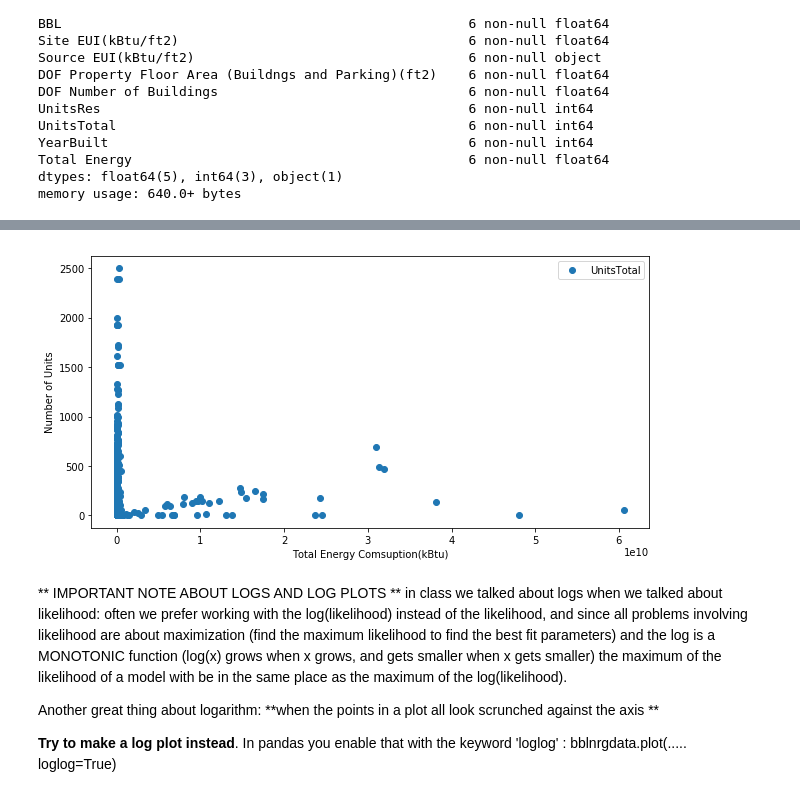
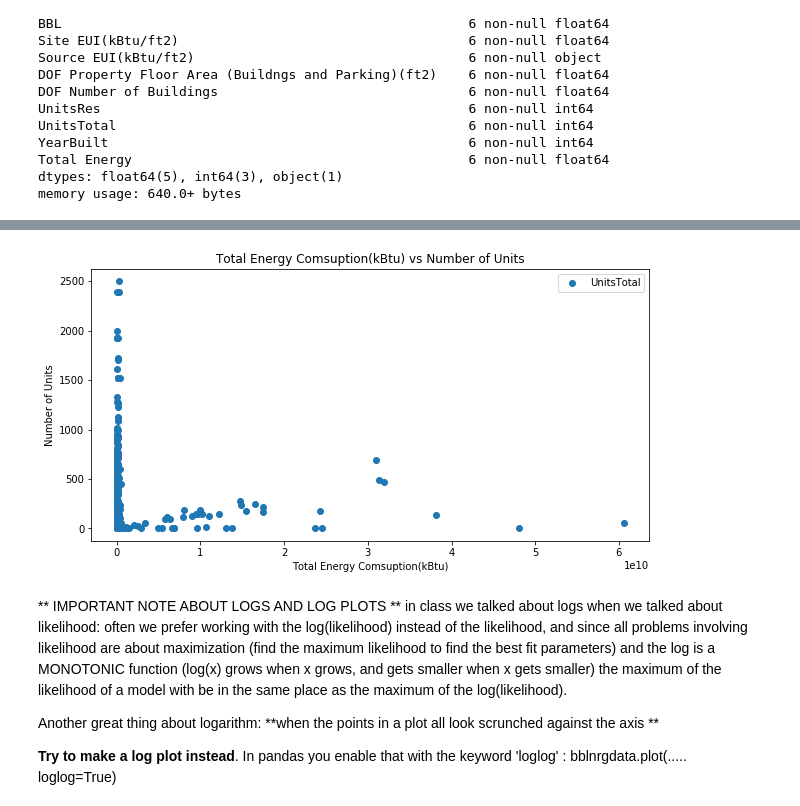
Before and after one commit to DishT/PUI2017_cct367, a Jupyter notebook: HW6_cct367/HW6_1.ipynb, the cells around one changed output, grey strips where cells are left out. Drawn from its saved outputs; the diff is of its cells as text; code cells hidden in the pictures.

```diff
--- a/HW6_cct367/HW6_1.ipynb
+++ b/HW6_cct367/HW6_1.ipynb
@@ -373,19 +381,19 @@ plt.show()
 # %%
 x = bblnrgdata_graph["Total Energy"]
 y = bblnrgdata_graph["UnitsTotal"]
 
 fig = plt.figure(figsize=(10,5))
 ax = fig.add_subplot(111)
 scatter = ax.scatter(x, y)
 ax.set_xlabel("Total Energy Comsuption(kBtu)")
 ax.set_ylabel("Number of Units")
-ax.set_title("")
+ax.set_title("Total Energy Comsuption(kBtu) vs Number of Units")
 ax.legend()
 ax.set_xlim=(1000,1e10)
 ax.set_ylim=(1,1000)
 plt.show()
 # %% [output]
-[figure, old version]
+[figure, new version]
 # %% [markdown]
 ** IMPORTANT NOTE ABOUT LOGS AND LOG PLOTS **
 in class we talked about logs when we talked about likelihood: often we prefer working with the log(likelihood) instead of the likelihood, and since all problems involving likelihood are about maximization (find the maximum likelihood to find the best fit parameters) and the log is a MONOTONIC function (log(x) grows when x grows, and gets smaller when x gets smaller) the maximum of the likelihood of a model with be in the same place as the maximum of the log(likelihood).
```
Also changed, not shown: parts of 10 cells of this notebook.
